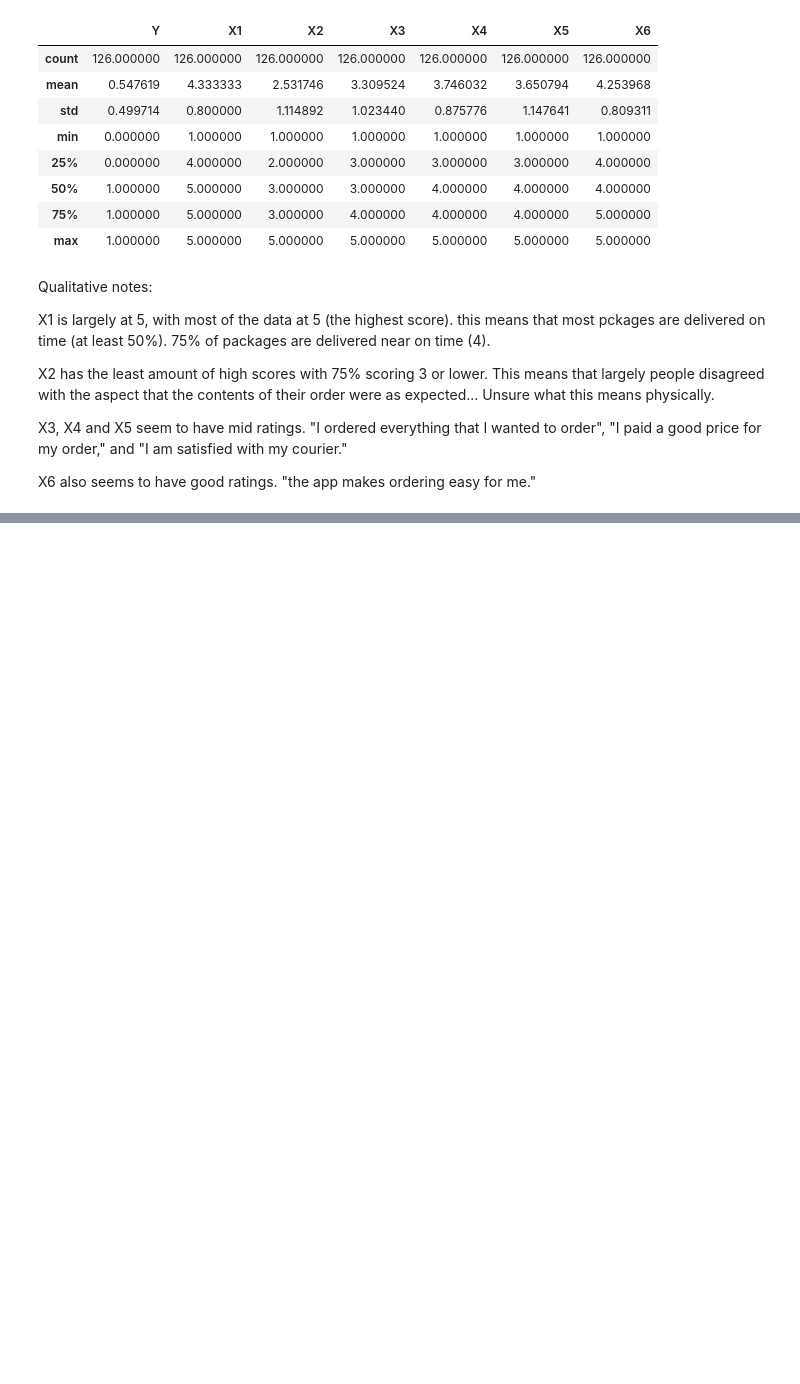
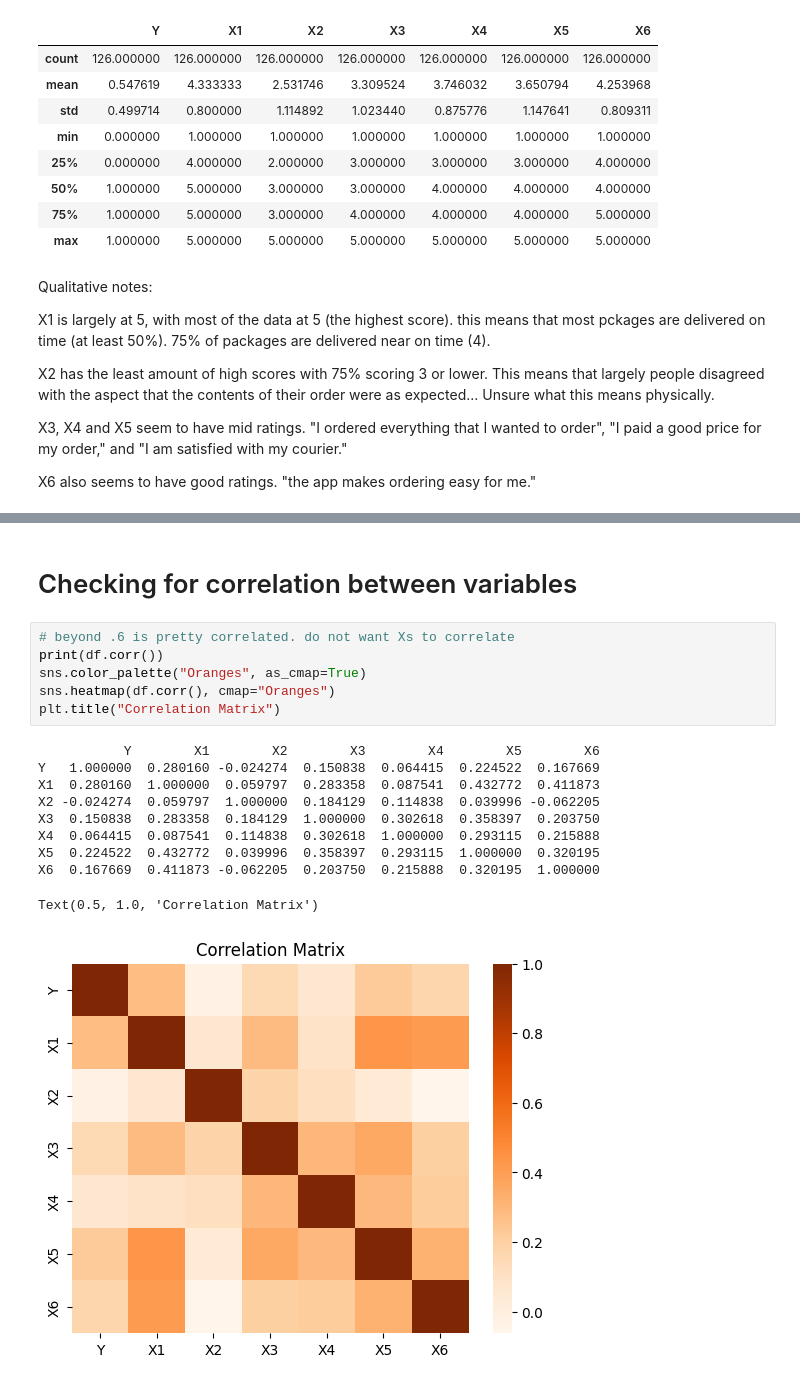
Before and after one commit to ZachBurghgraef/Happy-Customers-Streamlit-App, a Jupyter notebook: notebooks/exploration/exploratory.ipynb, the cells around one changed output, grey strips where cells are left out. Cells and saved outputs as stored; diff of their text form; blank space fills up the shorter version.

```diff
--- a/notebooks/exploration/exploratory.ipynb
+++ b/notebooks/exploration/exploratory.ipynb
@@ -126,0 +83,19 @@ Fitting 5 folds for each of 5 candidates, totalling 25 fits
+# %% [markdown]
+# Checking for correlation between variables
+# %%
+# beyond .6 is pretty correlated. do not want Xs to correlate
+print(df.corr())
+sns.color_palette("Oranges", as_cmap=True)
+sns.heatmap(df.corr(), cmap="Oranges")
+plt.title("Correlation Matrix")
+# %% [output]
+           Y        X1        X2        X3        X4        X5        X6
+Y   1.000000  0.280160 -0.024274  0.150838  0.064415  0.224522  0.167669
+X1  0.280160  1.000000  0.059797  0.283358  0.087541  0.432772  0.411873
+X2 -0.024274  0.059797  1.000000  0.184129  0.114838  0.039996 -0.062205
+X3  0.150838  0.283358  0.184129  1.000000  0.302618  0.358397  0.203750
+X4  0.064415  0.087541  0.114838  0.302618  1.000000  0.293115  0.215888
+X5  0.224522  0.432772  0.039996  0.358397  0.293115  1.000000  0.320195
+X6  0.167669  0.411873 -0.062205  0.203750  0.215888  0.320195  1.000000
+Text(0.5, 1.0, 'Correlation Matrix')
+[figure, added]
```
Also changed, not shown: parts of 16 cells of this notebook, 23 other files.
